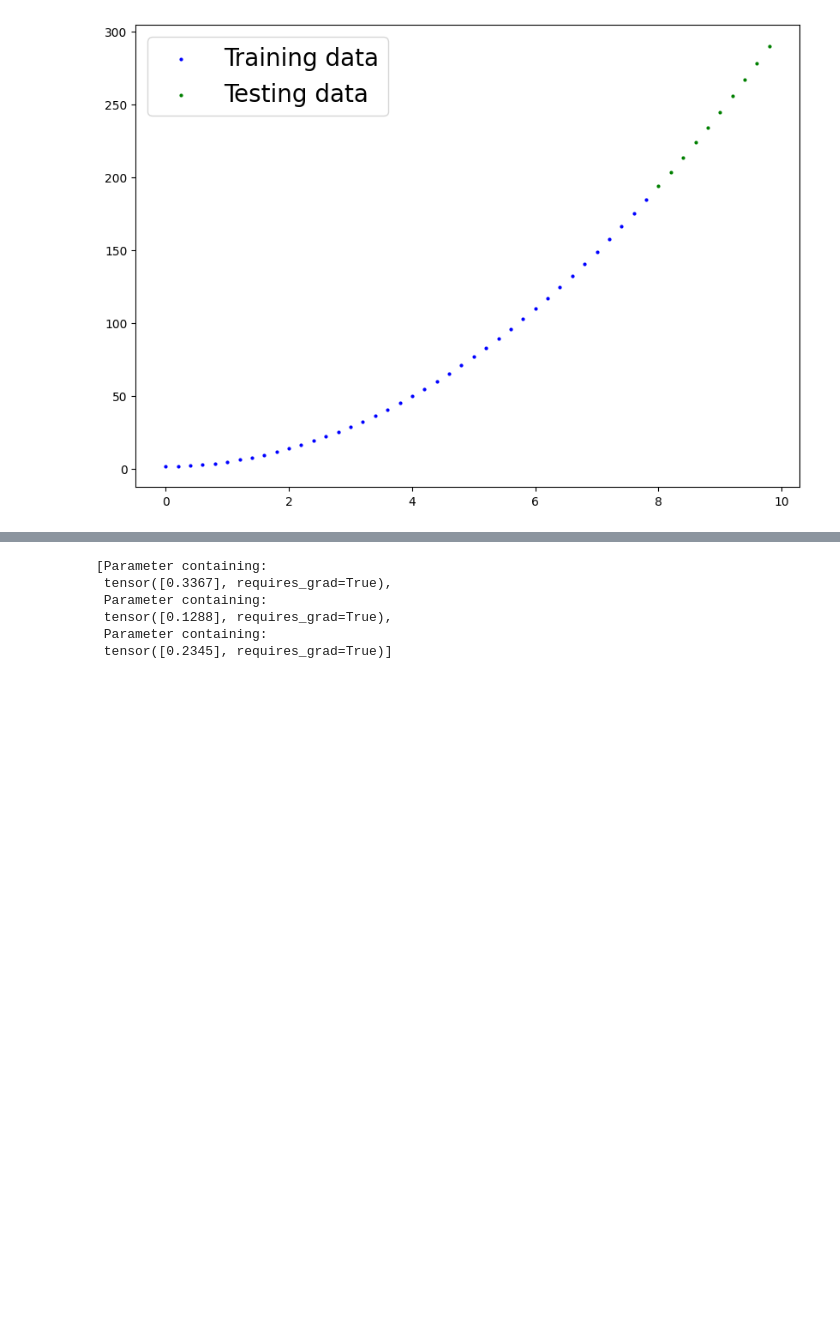
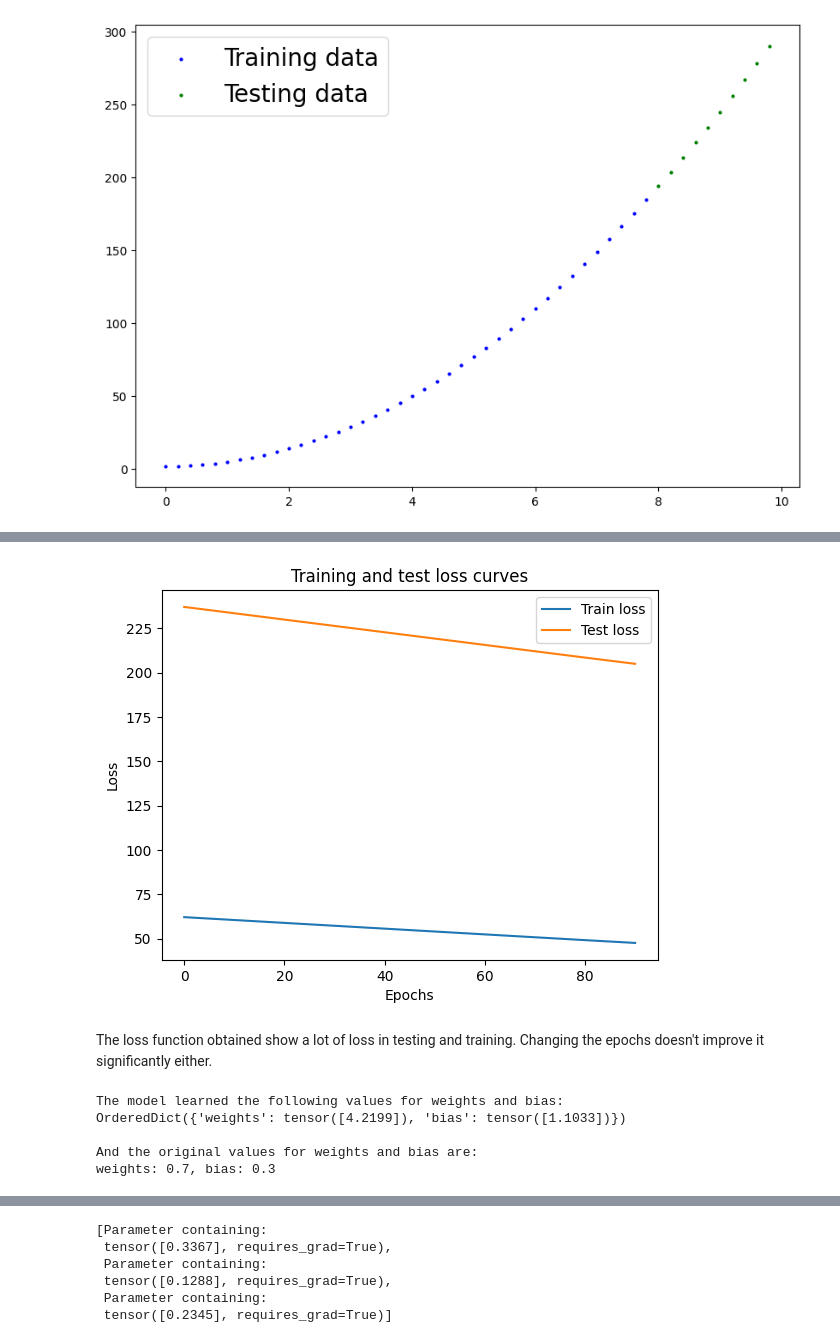
Before and after one commit to Avhijan/AI, a Jupyter notebook: 4_Linear_Regression_using-PyTorch/2_pytorch_polynomial_regression.ipynb, the cells around one changed output, grey strips where cells are left out. Cells and saved outputs as stored; diff of their text form; code cells hidden in the pictures; blank space fills up the shorter version.

```diff
--- a/4_Linear_Regression_using-PyTorch/2_pytorch_linear_regression.ipynb
+++ b/4_Linear_Regression_using-PyTorch/2_pytorch_polynomial_regression.ipynb
@@ -88,0 +190,11 @@ Here, the blue dots represent the training dataset and the green dots represent
+# %%
+# Loss Function Selection
+from torch import nn # nn contains all of PyTorch's building blocks for neural networks
+
+# Create the loss function
+loss_fn = nn.L1Loss() # MAE loss is same as L1Loss
+
+# Create the optimizer
+optimizer = torch.optim.SGD(
+                    params=model_0.parameters(), # parameters of target model to optimize
+                    lr=0.01) # learning rate (how much the optimizer should change parameters at each step, higher=more (less stable), lower=less (might take a long time))
@@ -88,0 +263,24 @@ Here, the blue dots represent the training dataset and the green dots represent
+# %%
+# Plot the loss curves
+plt.plot(epoch_count, train_loss_values, label="Train loss")
+plt.plot(epoch_count, test_loss_values, label="Test loss")
+plt.title("Training and test loss curves")
+plt.ylabel("Loss")
+plt.xlabel("Epochs")
+plt.legend();
+# %% [output]
+[figure, added]
+# %% [markdown]
+The loss function obtained show a lot of loss in testing and training. Changing the epochs doesn't improve it significantly either.
+# %%
+# Find our model's learned parameters
+print("The model learned the following values for weights and bias:")
+print(model_0.state_dict())
+print("\nAnd the original values for weights and bias are:")
+print(f"weights: 0.7, bias: 0.3")
+# %% [output]
+The model learned the following values for weights and bias:
+OrderedDict({'weights': tensor([4.2199]), 'bias': tensor([1.1033])})
+
+And the original values for weights and bias are:
+weights: 0.7, bias: 0.3
```
Also changed, not shown: parts of 20 cells of this notebook, 1 other file.
